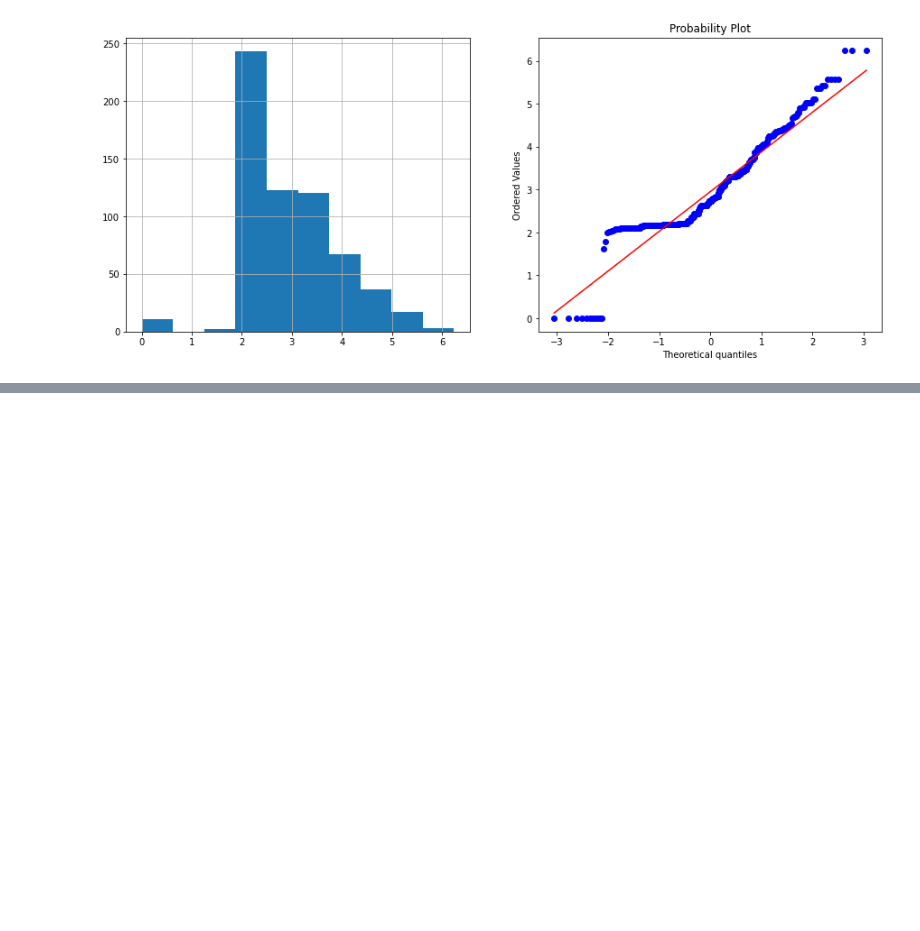
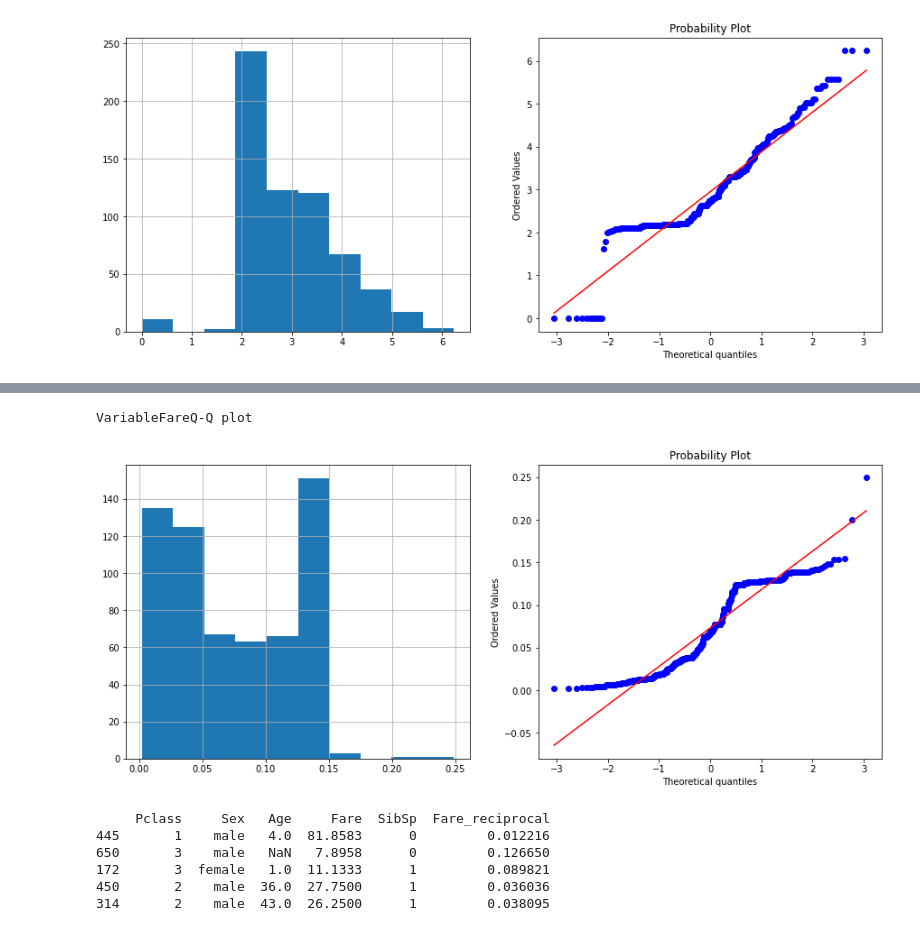
Before and after one commit to PTson2207/Engineer-Selection, a Jupyter notebook: Demo_engineer_transform.ipynb, the cells around one changed output, grey strips where cells are left out. Drawn from its saved outputs; the diff is of its cells as text; code cells hidden in the pictures; blank space fills up the shorter version.

```diff
--- a/Demo_engineer_transform.ipynb
+++ b/Demo_engineer_transform.ipynb
@@ -38,0 +48,15 @@ VariableFareQ-Q plot
+# %%
+# Reciprocal Transform
+X_train_copy = X_train.copy(deep=True)
+X_train_copy = X_train_copy[X_train_copy.Fare != 0] # x should not be 0
+X_train_copy = transform.reciprocal_transform(data=X_train_copy, cols=['Fare'])
+print(X_train_copy.head())
+# %% [output]
+VariableFareQ-Q plot
+[figure, added]
+     Pclass     Sex   Age     Fare  SibSp  Fare_reciprocal
+445       1    male   4.0  81.8583      0         0.012216
+650       3    male   NaN   7.8958      0         0.126650
+172       3  female   1.0  11.1333      1         0.089821
+450       2    male  36.0  27.7500      1         0.036036
+314       2    male  43.0  26.2500      1         0.038095
```
Also changed, not shown: parts of 3 cells of this notebook, 1 other file.
